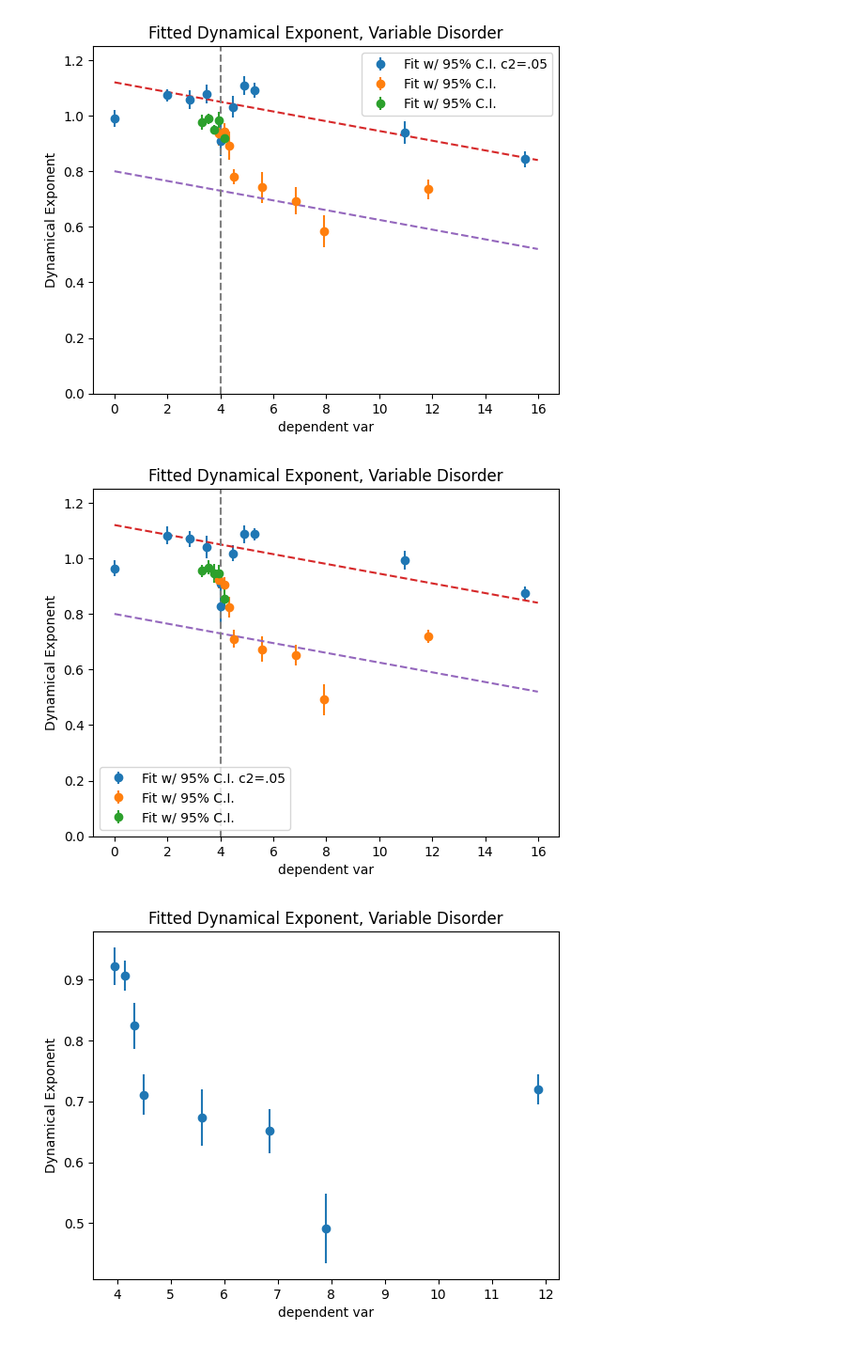
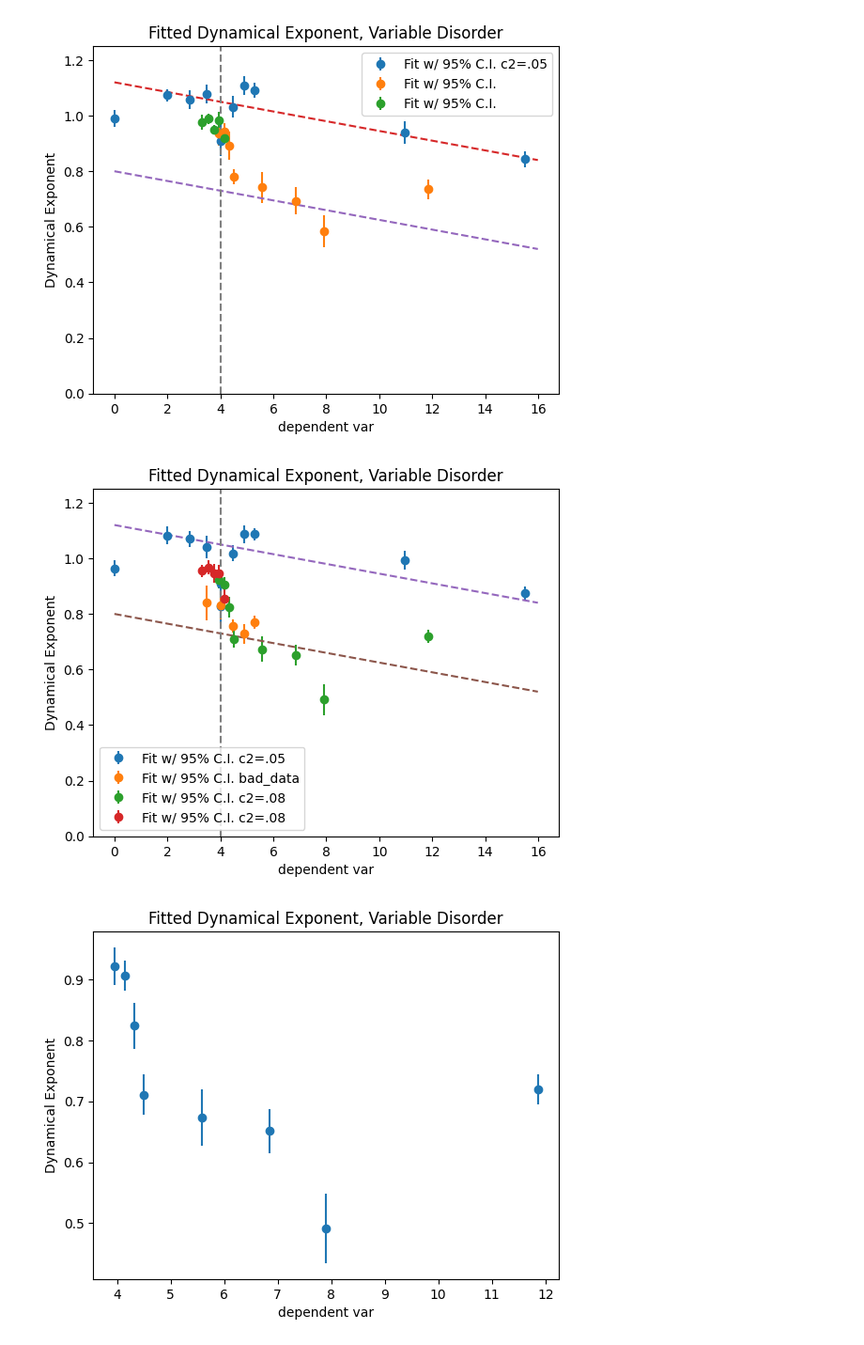
Before and after one commit to awstasiuk/phd-notebooks, a Jupyter notebook: LiF Cals/Diffusion Expts.ipynb, the cells around one changed output. Shown at 94% size. Saved outputs shown, nothing was run; the diff lists cells and outputs as text; code cells hidden in the pictures.

```diff
--- a/LiF Cals/Diffusion Expts.ipynb
+++ b/LiF Cals/Diffusion Expts.ipynb
@@ -833,19 +826,20 @@ plt.show()
 [figure]
 # %%
 slope_extraction(times,data,2,25,ylabel='Dynamical Exponent',labelstr='c2=.05')
+slope_extraction(times,data05,2,25,labelstr='bad_data')
 #slope_extraction(times,data08,2,25,ylabel='Dynamical Exponent',labelstr='c2=.08',xlabel='Disorder to Interaction Ratio')
-slope_extraction(times,data08pt2,2,25,ylabel='Dynamical Exponent')
-slope_extraction(times,data08pt3,2,25,ylabel='Dynamical Exponent')
+slope_extraction(times,data08pt2,2,25,ylabel='Dynamical Exponent',labelstr='c2=.08')
+slope_extraction(times,data08pt3,2,25,ylabel='Dynamical Exponent',labelstr='c2=.08')
 dis_range = np.arange(0,16,.01)
 plt.plot(dis_range, -.0175*dis_range+1.12,linestyle="--")
 plt.plot(dis_range, -.0175*dis_range+0.8,linestyle="--")
 plt.ylim([0,1.25])
 #plt.xlim([-.1,6])
 plt.vlines(4,0,1.5,linestyle='--',color='grey')
 plt.legend()
 plt.show()
 # %% [output]
-[figure, old version]
+[figure, new version]
 # %%
 slope_extraction(times,data08pt2,2,25,ylabel='Dynamical Exponent')
 # %% [output]
```
Also changed, not shown: parts of 11 cells of this notebook, 2 other files.
